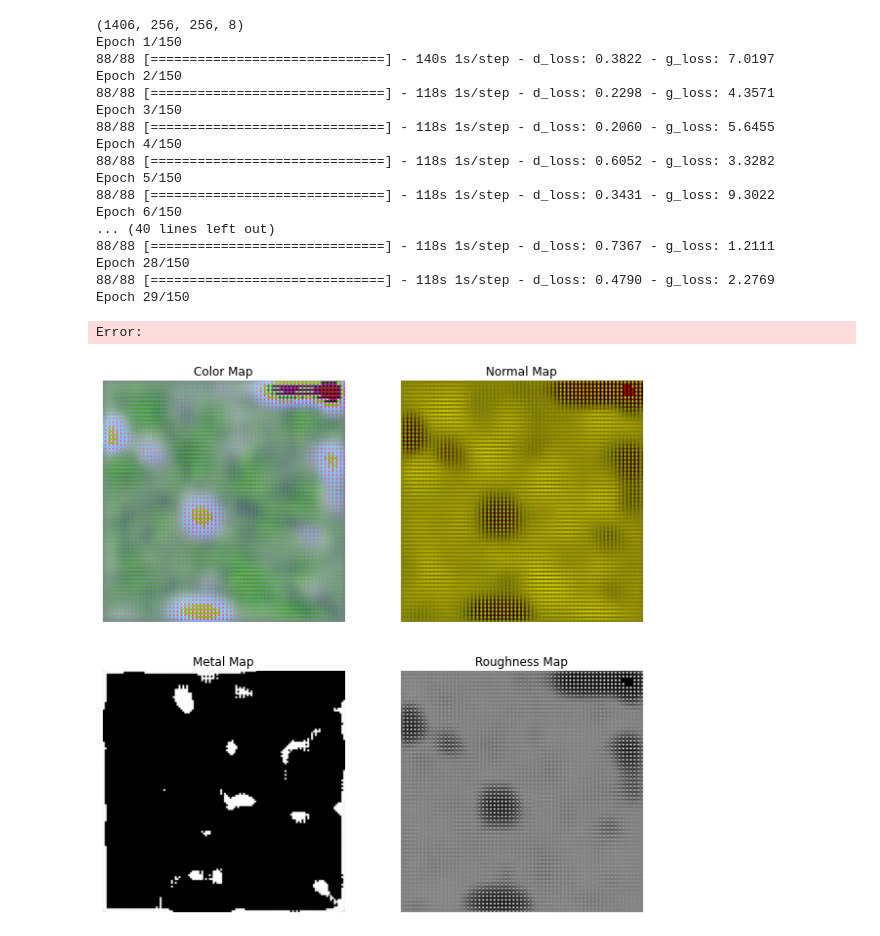
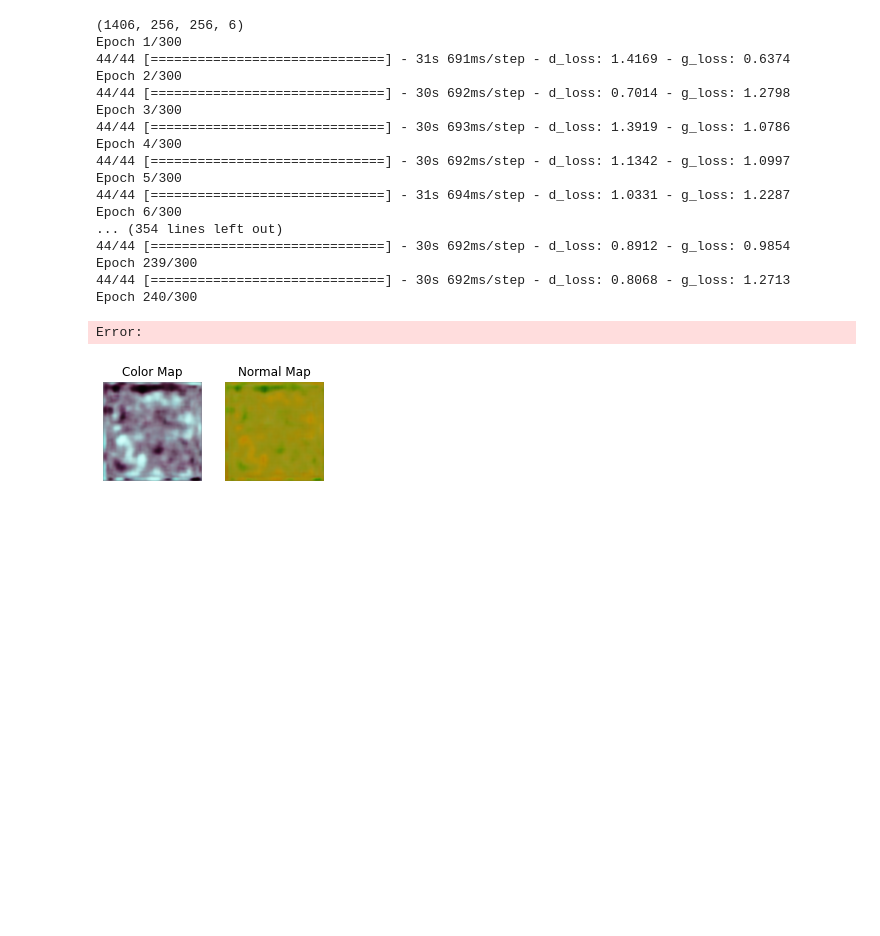
Before and after one commit to marius-se/duet-pbr-gan, a Jupyter notebook: DuetGAN.ipynb, the cells around one changed output. Cells and saved outputs as stored; diff of their text form; code cells hidden in the pictures; blank space fills up the shorter version.

```diff
--- a/DuetGAN.ipynb
+++ b/DuetGAN.ipynb
@@ -78,7 +79,7 @@ def plot_sample(materials, sample_number):
     sample = copy.deepcopy(materials[sample_number,:,:,:])
     sample *= 255
     sample = sample.astype(np.uint8)
-    plt.figure(figsize=(10,10))
+    plt.figure(figsize=(4,4))
 
     plt.subplot(2, 2, 1)
     plt.axis("off")
@@ -90,14 +91,14 @@ def plot_sample(materials, sample_number):
     plt.title("Normal Map")
     plt.imshow(sample[:,:,3:6])
 
-    plt.subplot(2, 2, 3)
-    plt.axis("off")
-    plt.title("Metal Map")
-    plt.imshow(sample[:,:,6:7], cmap='gray', vmin=0, vmax=255)
+    # plt.subplot(2, 2, 3)
+    # plt.axis("off")
+    # plt.title("Metal Map")
+    # plt.imshow(sample[:,:,6:7], cmap='gray', vmin=0, vmax=255)
 
-    plt.subplot(2, 2, 4)
-    plt.axis("off")
-    plt.title("Roughness Map")
-    plt.imshow(sample[:,:,7:8], cmap='gray', vmin=0, vmax=255)
+    # plt.subplot(2, 2, 4)
+    # plt.axis("off")
+    # plt.title("Roughness Map")
+    # plt.imshow(sample[:,:,7:8], cmap='gray', vmin=0, vmax=255)
 
-plot_sample(materials, 1200)
+# plot_sample(materials, 1200)
@@ -108,12 +107,13 @@ discriminator = keras.Sequential(
     [
         keras.Input(shape=target_size + (get_number_of_channels(),)),
         layers.Conv2D(64, kernel_size=4, strides=2, padding="same"),
+        layers.BatchNormalization(),
         layers.LeakyReLU(alpha=0.2),
         layers.Conv2D(128, kernel_size=4, strides=2, padding="same"),
+        layers.BatchNormalization(),
         layers.LeakyReLU(alpha=0.2),
-        layers.Conv2D(256, kernel_size=4, strides=2, padding="same"),
-        layers.LeakyReLU(alpha=0.2),
-        layers.Conv2D(256, kernel_size=4, strides=2, padding="same"),
+        layers.Conv2D(128, kernel_size=4, strides=2, padding="same"),
+        layers.BatchNormalization(),
         layers.LeakyReLU(alpha=0.2),
         layers.Flatten(),
         layers.Dropout(0.2),
@@ -146,13 +146,16 @@ latent_dim = 100
 generator = keras.Sequential(
     [
         keras.Input(shape=(latent_dim,)),
-        layers.Dense(32*32*256),
-        layers.Reshape((32,32,256)),
+        layers.Dense(32*32*128),
+        layers.Reshape((32,32,128)),
+        layers.Conv2DTranspose(128, kernel_size=4, strides=2, padding="same"),
+        layers.BatchNormalization(),
+        layers.LeakyReLU(alpha=0.2),
         layers.Conv2DTranspose(256, kernel_size=4, strides=2, padding="same"),
+        layers.BatchNormalization(),
         layers.LeakyReLU(alpha=0.2),
         layers.Conv2DTranspose(512, kernel_size=4, strides=2, padding="same"),
-        layers.LeakyReLU(alpha=0.2),
-        layers.Conv2DTranspose(1024, kernel_size=4, strides=2, padding="same"),
+        layers.BatchNormalization(),
         layers.LeakyReLU(alpha=0.2),
         layers.Conv2D(get_number_of_channels(), kernel_size=5, padding="same", activation="sigmoid")
     ],
@@ -241,7 +244,7 @@ class GANMonitor(keras.callbacks.Callback):
             img = keras.utils.array_to_img(generated_images[i,:,:,:3])
             img.save(f"generated/generated_img_{epoch:03d}_{i}.png")
 # %%
-epochs = 150
+epochs = 300
 
 callbacks = [
     GANMonitor(num_img=3, latent_dim=latent_dim),
@@ -259,33 +262,33 @@ gan.compile(
     loss_fn=keras.losses.BinaryCrossentropy()
 )
 print(materials.shape)
-gan.fit(materials, epochs=epochs, batch_size=16, callbacks=callbacks)
+history = gan.fit(materials, epochs=epochs, batch_size=32, callbacks=callbacks)
 # %% [output]
-(1406, 256, 256, 8)
-Epoch 1/150
-88/88 [==============================] - 140s 1s/step - d_loss: 0.3822 - g_loss: 7.0197
-Epoch 2/150
-88/88 [==============================] - 118s 1s/step - d_loss: 0.2298 - g_loss: 4.3571
-Epoch 3/150
-88/88 [==============================] - 118s 1s/step - d_loss: 0.2060 - g_loss: 5.6455
-Epoch 4/150
-88/88 [==============================] - 118s 1s/step - d_loss: 0.6052 - g_loss: 3.3282
-Epoch 5/150
-88/88 [==============================] - 118s 1s/step - d_loss: 0.3431 - g_loss: 9.3022
-Epoch 6/150
-... (40 lines left out)
-88/88 [==============================] - 118s 1s/step - d_loss: 0.7367 - g_loss: 1.2111
-Epoch 28/150
-88/88 [==============================] - 118s 1s/step - d_loss: 0.4790 - g_loss: 2.2769
-Epoch 29/150
+(1406, 256, 256, 6)
+Epoch 1/300
+44/44 [==============================] - 31s 691ms/step - d_loss: 1.4169 - g_loss: 0.6374
+Epoch 2/300
+44/44 [==============================] - 30s 692ms/step - d_loss: 0.7014 - g_loss: 1.2798
+Epoch 3/300
+44/44 [==============================] - 30s 693ms/step - d_loss: 1.3919 - g_loss: 1.0786
+Epoch 4/300
+44/44 [==============================] - 30s 692ms/step - d_loss: 1.1342 - g_loss: 1.0997
+Epoch 5/300
+44/44 [==============================] - 31s 694ms/step - d_loss: 1.0331 - g_loss: 1.2287
+Epoch 6/300
+... (354 lines left out)
+44/44 [==============================] - 30s 692ms/step - d_loss: 0.8912 - g_loss: 0.9854
+Epoch 239/300
+44/44 [==============================] - 30s 692ms/step - d_loss: 0.8068 - g_loss: 1.2713
+Epoch 240/300
 Error:
 # %%
-random_latent_vectors = tf.random.normal(shape=(10, 128))
+random_latent_vectors = tf.random.normal(shape=(10, 100))
 generated_materials = gan.generator(random_latent_vectors)
 generated_materials *= 255
 generated_materials = generated_materials.numpy()
 generated_materials = generated_materials.astype("int8")
 
 plot_sample(generated_materials, 3)
 # %% [output]
-[figure, old version]
+[figure, new version]
```
Also changed, not shown: parts of 5 cells of this notebook.
